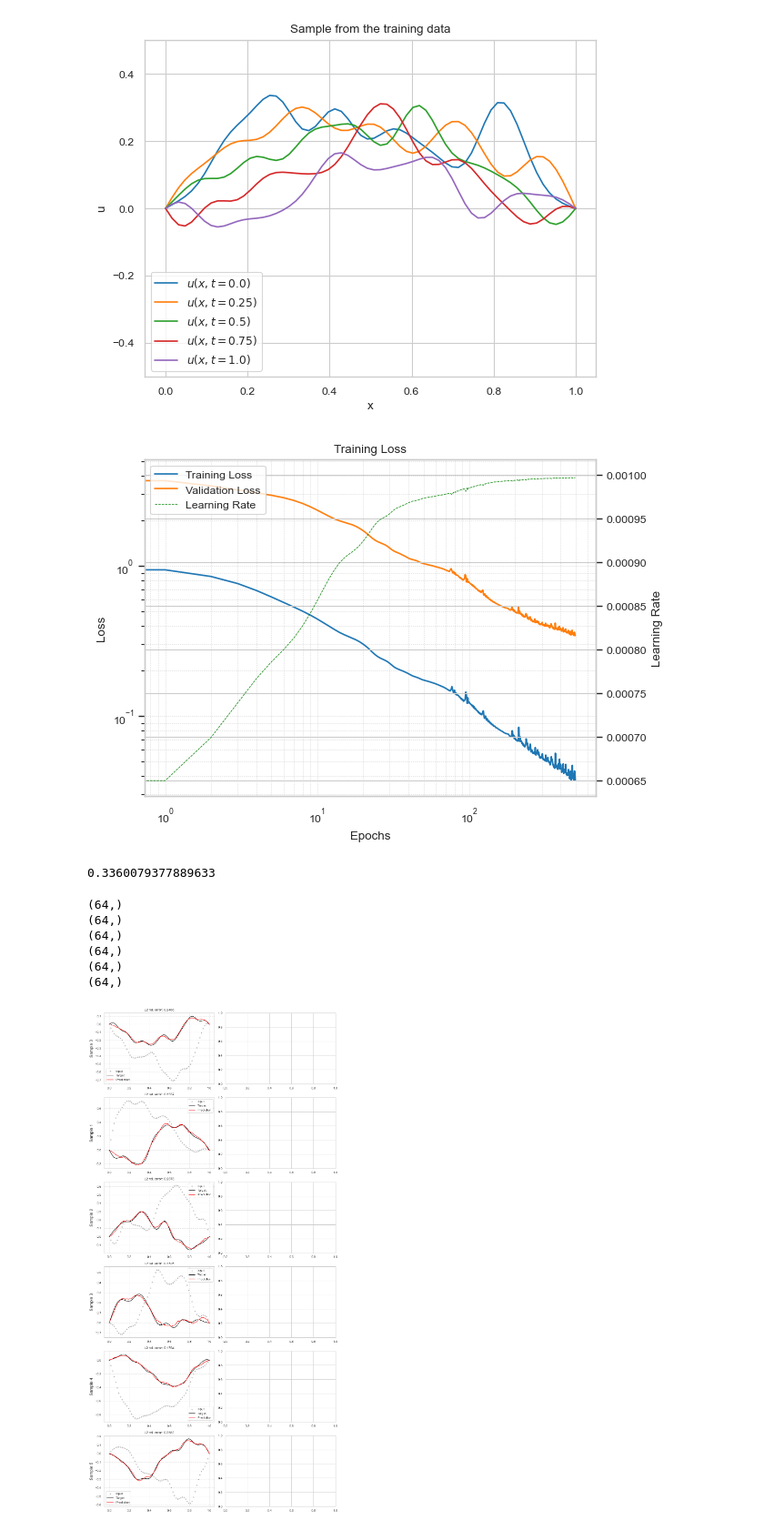
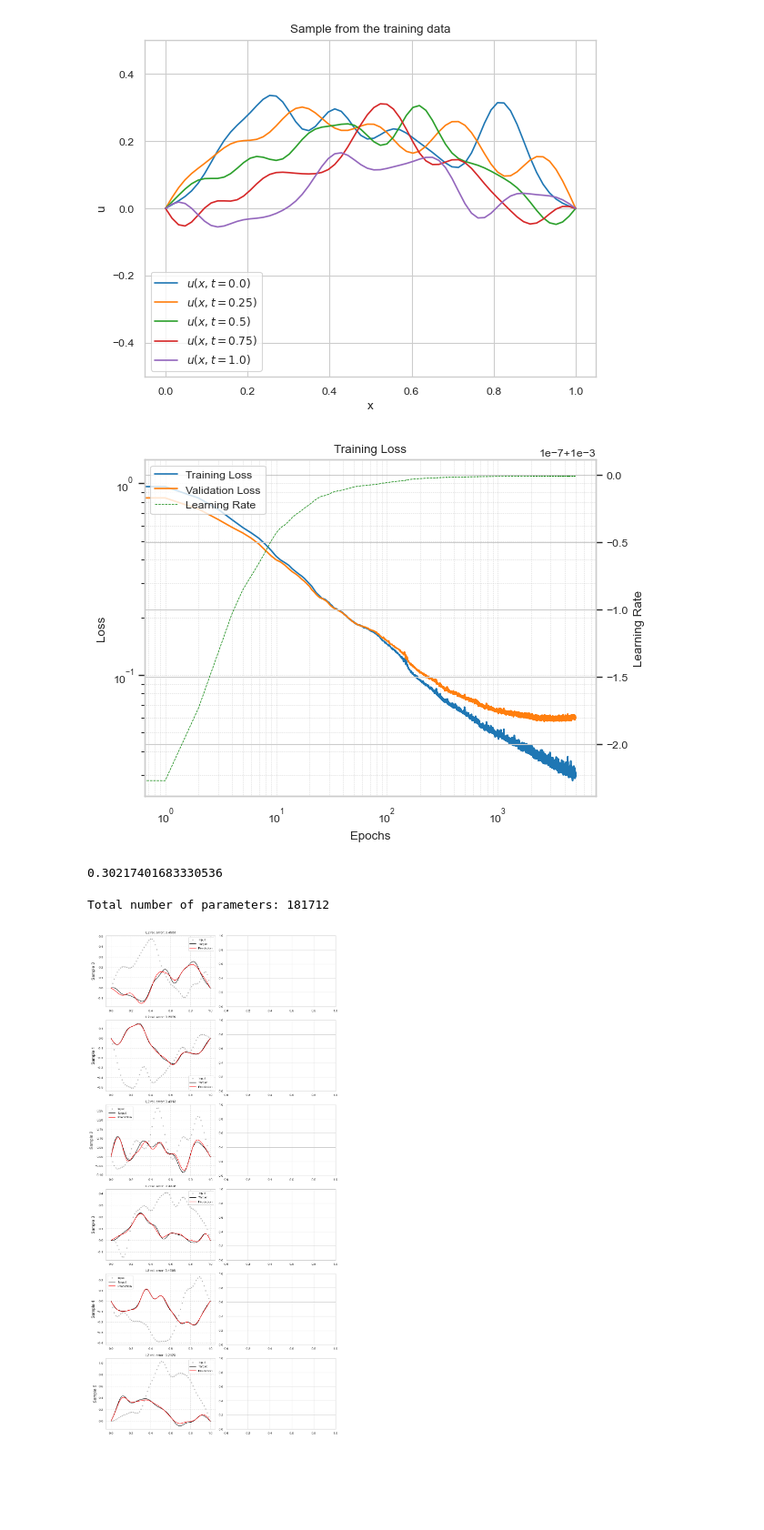
Before and after one commit to benedict-armstrong/LinOSSM_Torch, a Jupyter notebook: training.ipynb, the cells around one changed output. Shown: that part at 91% size. Saved outputs shown, nothing was run; the diff lists cells and outputs as text; code cells hidden in the pictures; blank space fills up the shorter version.

```diff
--- a/training.ipynb
+++ b/training.ipynb
@@ -44,15 +44,15 @@ plt.legend()
 [figure]
 # %%
 learning_rate = 0.001
-epochs = 500
-step_size = 10
+epochs = 5000
+step_size = 100
 gamma = 0.75
 # %%
 model = LinOSSModel(
     input_dim=64,
     output_dim=64,
     hidden_dim=128,
-    num_layers=3,
+    num_layers=2,
 ).to(DEVICE)
 # %%
 optimizer = Adam(model.parameters(), lr=learning_rate, weight_decay=1e-5)
@@ -79,7 +79,7 @@ for epoch in progress_bar:
         optimizer.zero_grad()
 
         input = input[..., 0]
-        prediction = model(input).squeeze(-1)
+        prediction = model(input, 1.0).squeeze(-1)
 
         loss = relative_l2_error(prediction, target[..., 1:, :], dim=None)
         loss.backward()
@@ -95,12 +95,12 @@ for epoch in progress_bar:
         input = input[..., 0]
 
         with torch.no_grad():
-            prediction = model(input).squeeze(-1)
+            prediction = model(input, 1.0).squeeze(-1)
 
-        loss = torch.sum(relative_l2_error(prediction, target[..., 1:, :]))
+        loss = relative_l2_error(prediction, target[..., 1:, :], dim=None)
         validation_relative_l2 += loss.item()
 
-    validation_relative_l2 /= len(val_data)
+    validation_relative_l2 /= len(val_data_loader)
 
     metrics["training_loss"].append(train_loss)
     metrics["lr"].append(scheduler.get_last_lr())
@@ -131,7 +131,7 @@ plt.legend(l1 + l2 + l3, [l.get_label() for l in l1 + l2 + l3])
 ax1.grid(True, which="both", ls=":", linewidth=0.5)
 plt.show()
 # %% [output]
-[figure, old version]
+[figure, new version]
 # %%
 test_data = PDEDataset("data/test_sol.npy", device=DEVICE)
 test_data_loader = DataLoader(test_data, batch_size=BATCH_SIZE, shuffle=True)
@@ -144,7 +144,7 @@ with torch.no_grad():
     for input, target in progress_bar:
         input = input[..., 0]
         target = target[..., 1:, :]
-        prediction = model(input).squeeze(-1)
+        prediction = model(input, 1.).squeeze(-1)
 
         loss = torch.sum(relative_l2_error(prediction, target))
         test_relative_l2 += loss.item()
@@ -152,7 +152,12 @@ with torch.no_grad():
 
 test_relative_l2
 # %% [output]
-0.3360079377889633
+0.30217401683330536
+# %%
+total_params = sum(p.numel() for p in model.parameters())
+print(f'Total number of parameters: {total_params}')
+# %% [output]
+Total number of parameters: 181712
 # %%
 # save model to disk
 torch.save(model.state_dict(), "models/fno_model.pth")
@@ -173,9 +178,9 @@ with torch.no_grad():
         input = input_o[..., 0]
         target = target[..., 1:, :]
 
-        prediction = model(input).squeeze(-1)
+        prediction = model(input, 1).squeeze(-1)
 
-        re_l2_error = relative_l2_error(prediction, target).sum().item()
+        re_l2_error = relative_l2_error(prediction[-1], target[-1]).sum().item()
 
         ax = ax_rows[0]
 
@@ -189,37 +194,31 @@ with torch.no_grad():
             initial,
             label="Input",
             alpha=0.5,
             color="gray",
             marker=".",
         )
 
         ax.plot(
             x_grid,
             target.squeeze(0)[-1].numpy(),
             label="Target",
             color="black",
         )
 
         ax.plot(
             x_grid,
             prediction.squeeze(0)[-1].numpy(),
             label="Prediction",
             color="red",
         )
 
         ax.set_title(f"L2 rel. error: {re_l2_error:.4f}")
 
         ax.legend()
         ax.grid(True, which="both", ls=":")
 
 
 plt.tight_layout()
 plt.savefig("figures/fno_test_examples.png", dpi=300)
 # %% [output]
-(64,)
-(64,)
-(64,)
-(64,)
-(64,)
-(64,)
-[figure, old version]
+[figure, new version]
```
Also changed, not shown: 3 other files.
